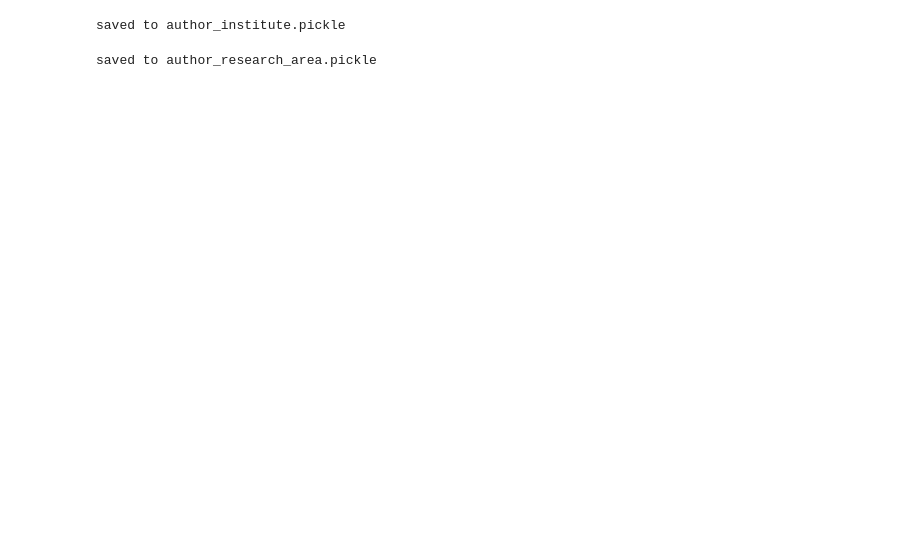
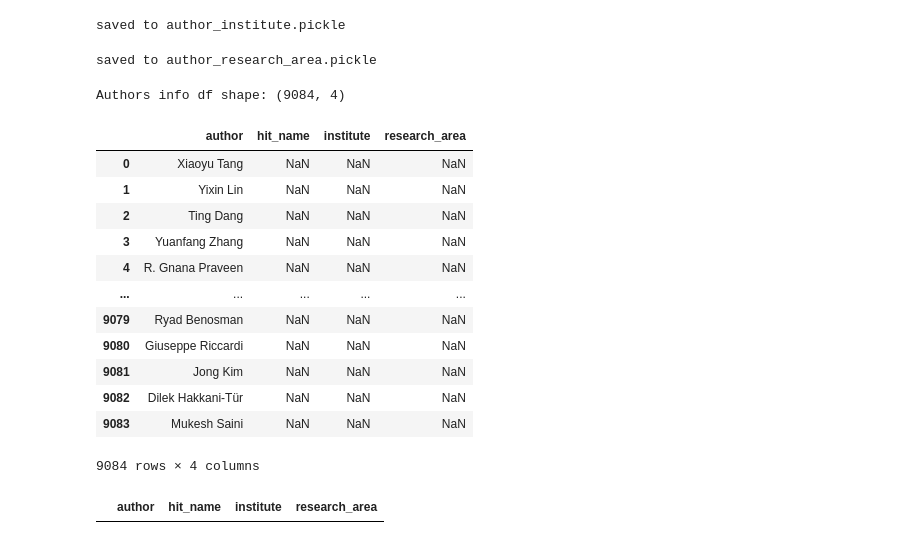
Before and after one commit to TemuujinE/NUM-Machine-Learning, a Jupyter notebook: Lab 2/arxiv_nlp_scraping.ipynb, the cells around one changed output. Cells and saved outputs as stored; diff of their text form; code cells hidden in the pictures; blank space fills up the shorter version.

```diff
--- a/Lab 2/arxiv_nlp_scraping.ipynb
+++ b/Lab 2/arxiv_nlp_scraping.ipynb
@@ -257,3 +371,18 @@ with concurrent.futures.ThreadPoolExecutor(max_workers = num_workers) as executo
             future.result()
         except Exception as e:
             print(f"Error processing author {author_name}: {e}")
+# %%
+session = requests.Session()
+
+author = 'Xiaoyu Tang'
+author_search_name = author.replace(' ', '+')
+linkie = f'https://scholar.google.com/citations?hl=en&view_op=search_authors&mauthors={author_search_name}&btnG='
+
+html_text = session.get(linkie).text
+soup = BeautifulSoup(html_text, 'html.parser')
+
+profile = soup.find_all('div', class_ = 'gsc_1usr')
+
+jaro_similarity_scores = []
+hit_names = []
+links = []
@@ -259,0 +421,23 @@ with concurrent.futures.ThreadPoolExecutor(max_workers = num_workers) as executo
+# %%
+if profile:
+    for hit in profile:
+        hit = hit.find('h3', class_='gs_ai_name').find('a')
+        hit_name = hit.text.strip()
+        hit_link = base_link + hit['href']
+
+        # Jaro-Winkler төсөөг тооцох.
+        jaro_similarity_score = jaro_winkler_similarity(author, hit_name)
+
+        if jaro_similarity_score >= cut_off:
+            jaro_similarity_scores.append(jaro_similarity_score)
+            links.append(hit_link)
+            hit_names.append(hit_name)
+
+if len(jaro_similarity_scores):
+    # Нэгээс олон нэр босго хангах боломжтой учир тэдгээрээс хамгийн өндөр оноотойг сонгох.
+    max_score_ind = np.argmax(jaro_similarity_scores)
+    max_score_profile_name = hit_names[max_score_ind]
+    profile_link = links[max_score_ind]
+else:
+    profile_link = None
+    max_score_profile_name = np.nan
@@ -272,8 +475,26 @@ saved to author_research_area.pickle
 # %%
 authors_info = pd.DataFrame({'author': author_unique_names,
                              'hit_name': hit_names,
                              'institute': author_institute,
                              'research_area': author_research_area})
-
-output_filename = f"arxiv_{search_term}_search_term_authors_info.parquet"
-authors_info.to_parquet(output_filename)
+print(f"Authors info df shape: {authors_info.shape}")
+authors_info
+# %% [output]
+Authors info df shape: (9084, 4)
+|  | author | hit_name | institute | research_area |
+| 0 | Xiaoyu Tang | NaN | NaN | NaN |
+| 1 | Yixin Lin | NaN | NaN | NaN |
+| 2 | Ting Dang | NaN | NaN | NaN |
+| 3 | Yuanfang Zhang | NaN | NaN | NaN |
+| 4 | R. Gnana Praveen | NaN | NaN | NaN |
+| ... | ... | ... | ... | ... |
+| 9079 | Ryad Benosman | NaN | NaN | NaN |
+| 9080 | Giuseppe Riccardi | NaN | NaN | NaN |
+| 9081 | Jong Kim | NaN | NaN | NaN |
+| 9082 | Dilek Hakkani-Tür | NaN | NaN | NaN |
+| 9083 | Mukesh Saini | NaN | NaN | NaN |
+9084 rows × 4 columns
+# %%
+authors_info.dropna(subset = ['hit_name', 'institute', 'research_area'], how = 'all')
+# %% [output]
+|  | author | hit_name | institute | research_area |
```
Also changed, not shown: parts of 34 cells of this notebook, 9 other files.
